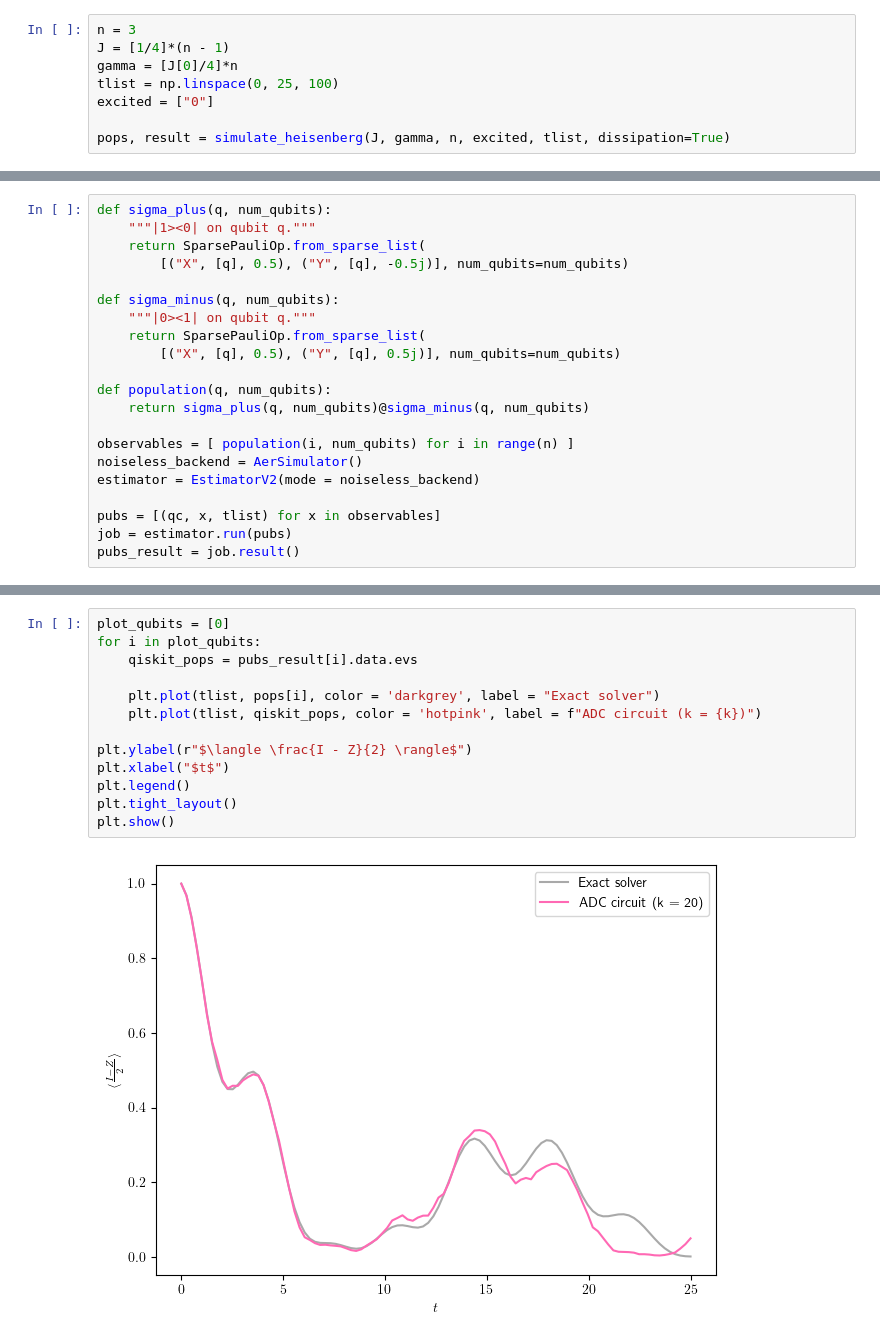
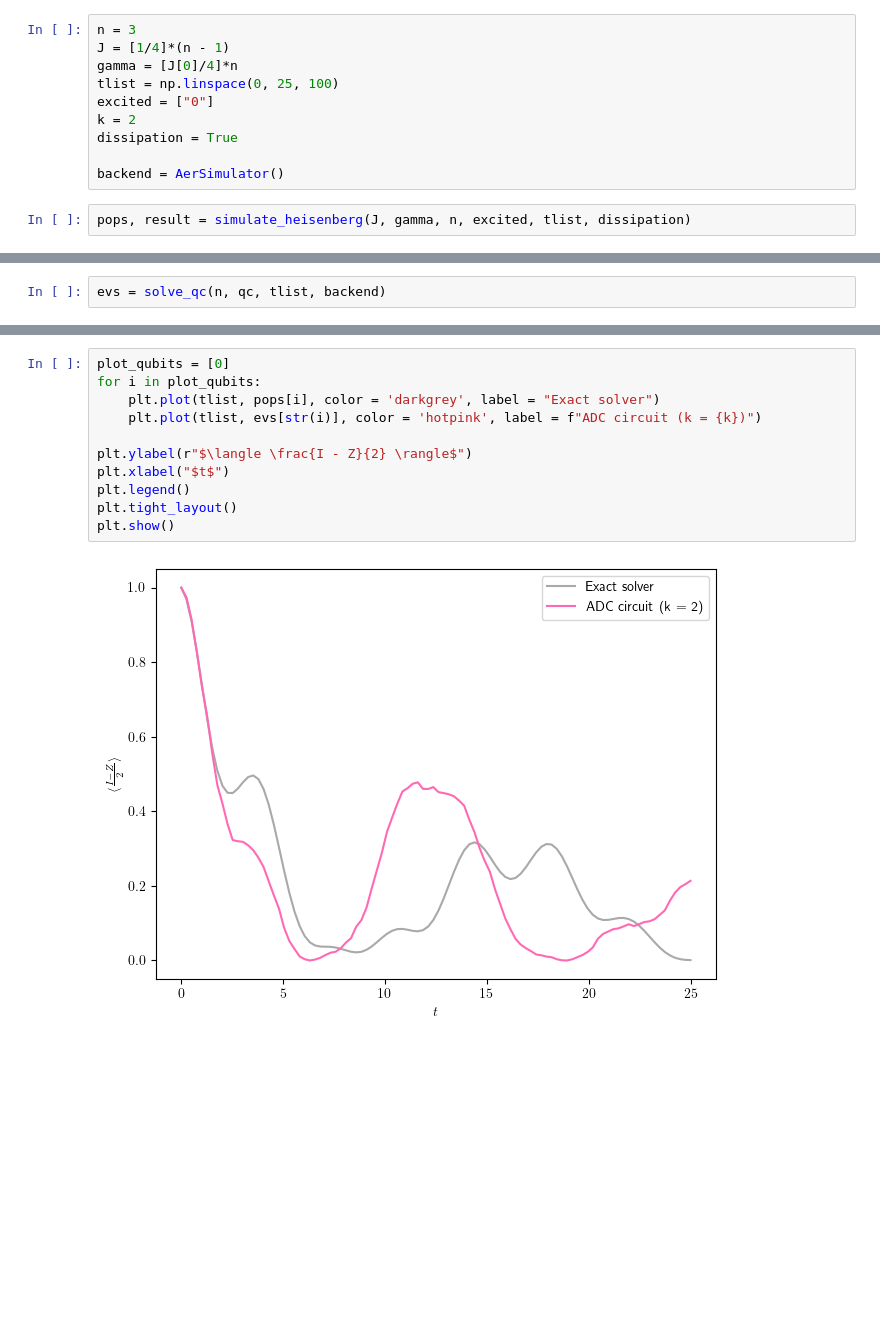
Before and after one commit to bentirher/dmpf_dissipation, a Jupyter notebook: standard_adc/example.ipynb, the cells around one changed output, grey strips where cells are left out. Cells and saved outputs as stored; diff of their text form; blank space fills up the shorter version.

```diff
--- a/standard_adc/example.ipynb
+++ b/standard_adc/example.ipynb
@@ -17,6 +15,10 @@ J = [1/4]*(n - 1)
 gamma = [J[0]/4]*n
 tlist = np.linspace(0, 25, 100)
 excited = ["0"]
+k = 2
+dissipation = True
 
-pops, result = simulate_heisenberg(J, gamma, n, excited, tlist, dissipation=True)
+backend = AerSimulator()
+# %%
+pops, result = simulate_heisenberg(J, gamma, n, excited, tlist, dissipation)
 # %%
@@ -58,21 +29,2 @@ qc.draw('mpl', fold = -1)
 # %%
-def sigma_plus(q, num_qubits):
-    """|1><0| on qubit q."""
-    return SparsePauliOp.from_sparse_list(
-        [("X", [q], 0.5), ("Y", [q], -0.5j)], num_qubits=num_qubits)
-
-def sigma_minus(q, num_qubits):
-    """|0><1| on qubit q."""
-    return SparsePauliOp.from_sparse_list(
-        [("X", [q], 0.5), ("Y", [q], 0.5j)], num_qubits=num_qubits)
-
-def population(q, num_qubits):
-    return sigma_plus(q, num_qubits)@sigma_minus(q, num_qubits)
-
-observables = [ population(i, num_qubits) for i in range(n) ]
-noiseless_backend = AerSimulator()
-estimator = EstimatorV2(mode = noiseless_backend)
-
-pubs = [(qc, x, tlist) for x in observables]
-job = estimator.run(pubs)
-pubs_result = job.result()
+evs = solve_qc(n, qc, tlist, backend)
@@ -84,15 +31,13 @@ SparsePauliOp(['IIIIII', 'IIIIIZ', 'IIIIIZ', 'IIIIII'],
 # %%
 plot_qubits = [0]
 for i in plot_qubits:
-    qiskit_pops = pubs_result[i].data.evs
-
     plt.plot(tlist, pops[i], color = 'darkgrey', label = "Exact solver")
-    plt.plot(tlist, qiskit_pops, color = 'hotpink', label = f"ADC circuit (k = {k})")
+    plt.plot(tlist, evs[str(i)], color = 'hotpink', label = f"ADC circuit (k = {k})")
 
 plt.ylabel(r"$\langle \frac{I - Z}{2} \rangle$")
 plt.xlabel("$t$")
 plt.legend()
 plt.tight_layout()
 plt.show()
 # %% [output]
-[figure, old version]
+[figure, new version]
```
Also changed, not shown: parts of 3 cells of this notebook.
